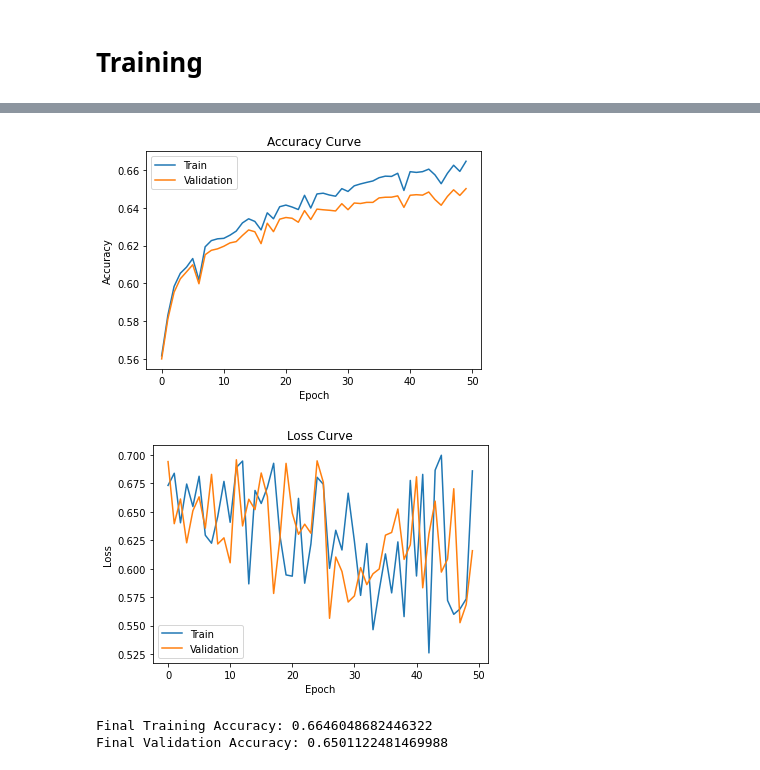
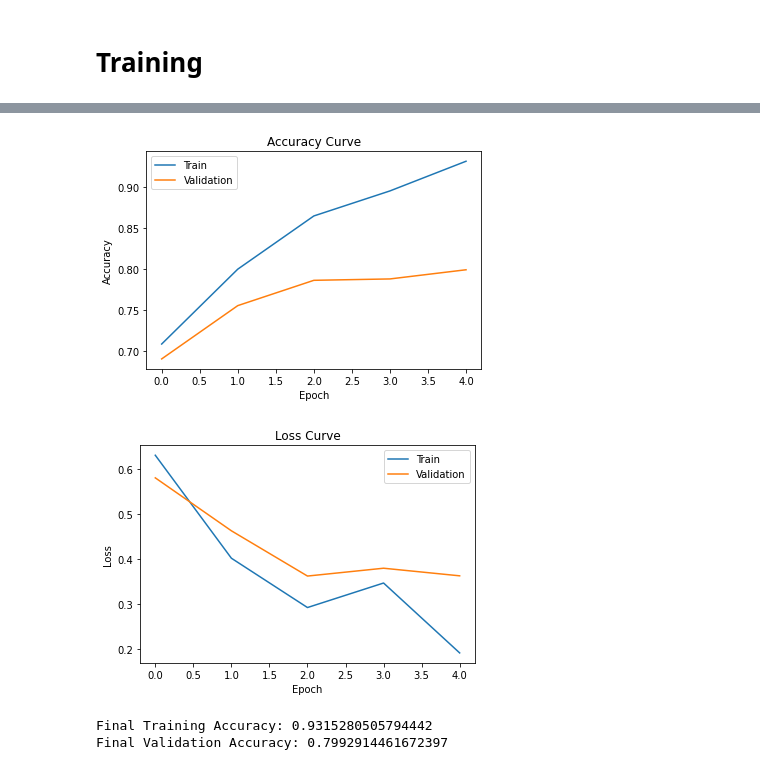
Before and after one commit to michoemad/AI-Project, a Jupyter notebook: training/APS360_Model_Training.ipynb, the cells around one changed output, grey strips where cells are left out. Cells and saved outputs as stored; diff of their text form; code cells hidden in the pictures.

```diff
--- a/training/APS360_Model_Training.ipynb
+++ b/training/APS360_Model_Training.ipynb
@@ -106,10 +101,11 @@ def get_data_loader(batch_size):
 # Example taken from lab
 
 class TweetRNN(nn.Module):
-    def __init__(self, input_size, hidden_size):
+    def __init__(self, name, input_size, hidden_size):
         super(TweetRNN, self).__init__()
+        self.name = name
         # not trainable for now
-        self.emb = nn.Embedding.from_pretrained(text_field.vocab.vectors.cuda()).cuda()
+        self.emb = nn.Embedding.from_pretrained(text_field.vocab.vectors.cuda(), freeze=False).cuda()
         self.hidden_size = hidden_size
         self.rnn = nn.LSTM(input_size, hidden_size, batch_first=True)
         self.fc = nn.Linear(hidden_size, 2)
@@ -128,7 +124,7 @@ class TweetRNN(nn.Module):
 # %% [markdown]
 # Training
 # %%
-def train_network(model, train_loader, valid_loader, num_epochs=5, learning_rate=1e-5, plot=False):
+def train_network(model, batch_size, train_loader, valid_loader, num_epochs=5, learning_rate=1e-5, plot=False):
     criterion = nn.CrossEntropyLoss()
     optimizer = torch.optim.Adam(model.parameters(), lr=learning_rate)
     train_losses, valid_losses, train_acc, valid_acc = [], [], [], []
@@ -157,7 +153,8 @@ def train_network(model, train_loader, valid_loader, num_epochs=5, learning_rate
             epoch+1, train_loss, valid_loss, train_acc[-1], valid_acc[-1]))
 
         # TODO: Save model
-
+        model_path = get_model_name(model.name, batch_size, learning_rate, epoch)
+        torch.save(model.state_dict(), model_path)
 
     # plotting
     if plot:
@@ -188,13 +185,28 @@ def get_accuracy(model, data):
         correct += pred.eq(batch.party.view_as(pred)).sum().item()
         total += batch.party.shape[0]
     return correct / total
+
+def get_model_name(name, batch_size, learning_rate, epoch):
+    """ Generate a name for the model consisting of all the hyperparameter values
+
+    Args:
+        config: Configuration object containing the hyperparameters
+    Returns:
+        path: A string with the hyperparameter name and value concatenated
+    """
+    path = "model_{0}_bs{1}_lr{2}_epoch{3}".format(name,
+                                                   batch_size,
+                                                   learning_rate,
+                                                   epoch)
+
+    return path
 # %%
 # input_size = len(text_field.vocab.itos)
 # print(input_size)
 
-model = TweetRNN(50, 100)
+model = TweetRNN("First", 50, 100)
 train_loader,valid_loader,test_loader = get_data_loader(256)
 model = model.cuda()
 # %%
-train_network(model, train_loader, valid_loader, num_epochs=50, learning_rate=0.0001, plot=True)
+train_network(model, 256, train_loader, valid_loader, num_epochs=5, learning_rate=0.0001, plot=True)
 # %% [output]
@@ -218,7 +218,7 @@ Epoch 50; Train Loss 0.686052; Val Loss 0.615853; Train Acc 0.664605; Val Acc 0.
-[figure, old version]
+[figure, new version]
-[figure, old version]
+[figure, new version]
-Final Training Accuracy: 0.6646048682446322
-Final Validation Accuracy: 0.6501122481469988
+Final Training Accuracy: 0.9315280505794442
+Final Validation Accuracy: 0.7992914461672397
 # %%
 torch.save(model,"saved_model")
 # %%
```
Also changed, not shown: parts of 3 cells of this notebook.
